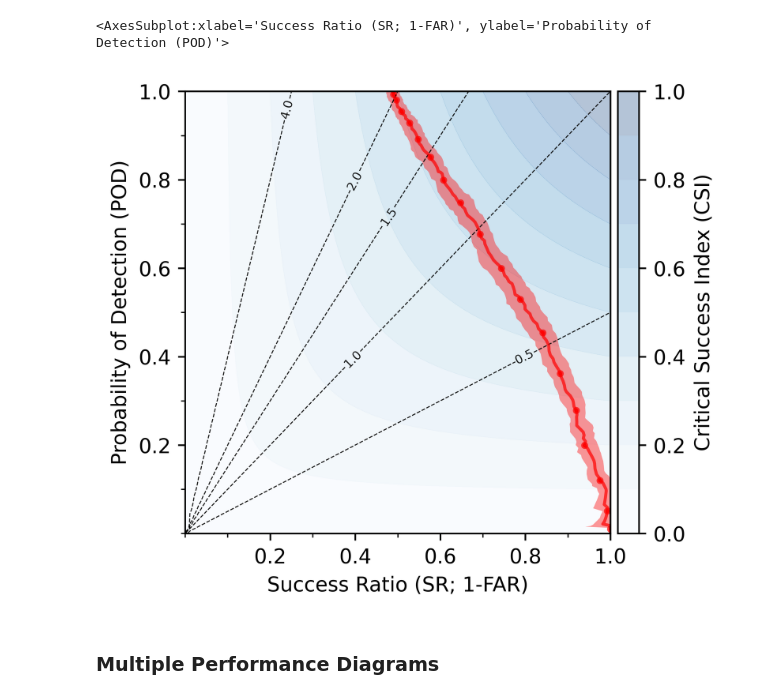
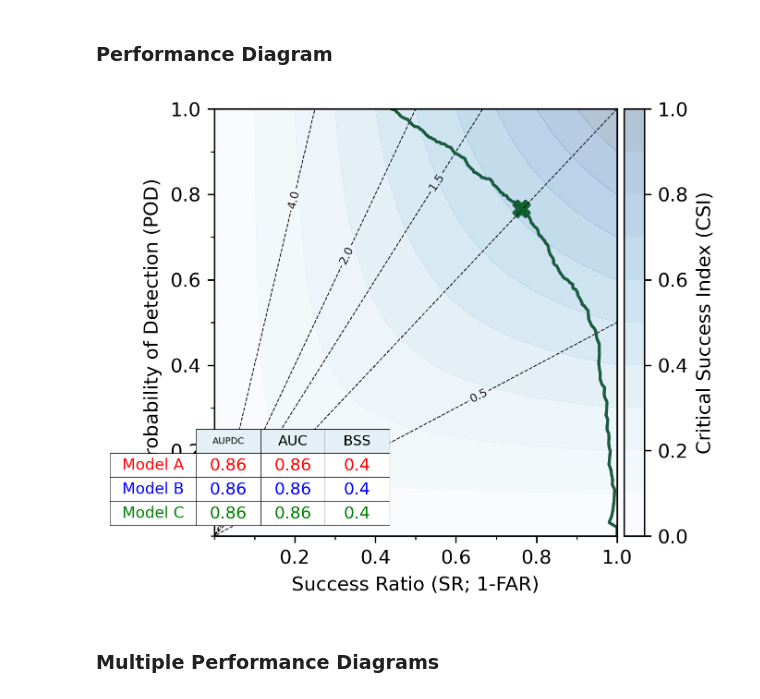
Before and after one commit to monte-flora/verification_diagrams, a Jupyter notebook: notebooks/tutorial.ipynb, the cells around one changed output. Cells and saved outputs as stored; diff of their text form; code cells hidden in the pictures.

```diff
--- a/notebooks/tutorial.ipynb
+++ b/notebooks/tutorial.ipynb
@@ -38,6 +45,0 @@ To-Do:
-# %%
-vd = VerificationDiagram()
-vd.plot('performance', xx, yy)
-# %% [output]
-<AxesSubplot:xlabel='Success Ratio (SR; 1-FAR)', ylabel='Probability of Detection (POD)'>
-[figure, removed]
@@ -44,3 +59,15 @@ vd.plot('performance', xx, yy)
+# %% [markdown]
+### Performance Diagram
+# %%
+vd = VerificationDiagram()
+
+scores = {'Model A' : scores, 'Model B' : scores, 'Model C' : scores}
+_xx = {'Model A' : xx, 'Model B' : xx, 'Model C' : xx}
+_yy = {'Model A' : yy, 'Model B' : yy, 'Model C' : yy}
+
+ax = vd.plot('performance', _xx, _yy, scores=scores,  add_dots=False, add_max_marker=True)
+# %% [output]
+[figure, added]
 # %% [markdown]
 ### Multiple Performance Diagrams
 # %%
```
Also changed, not shown: parts of 15 cells of this notebook, 3 other files.
